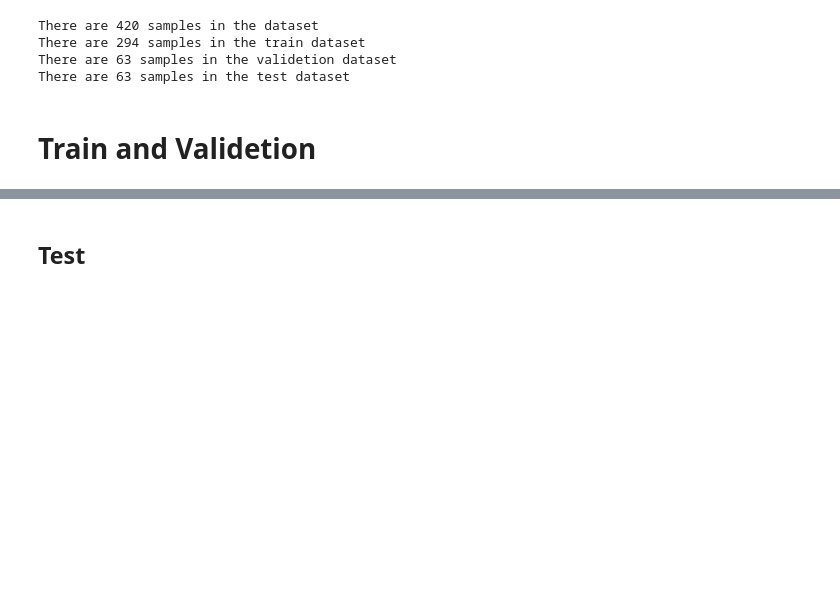
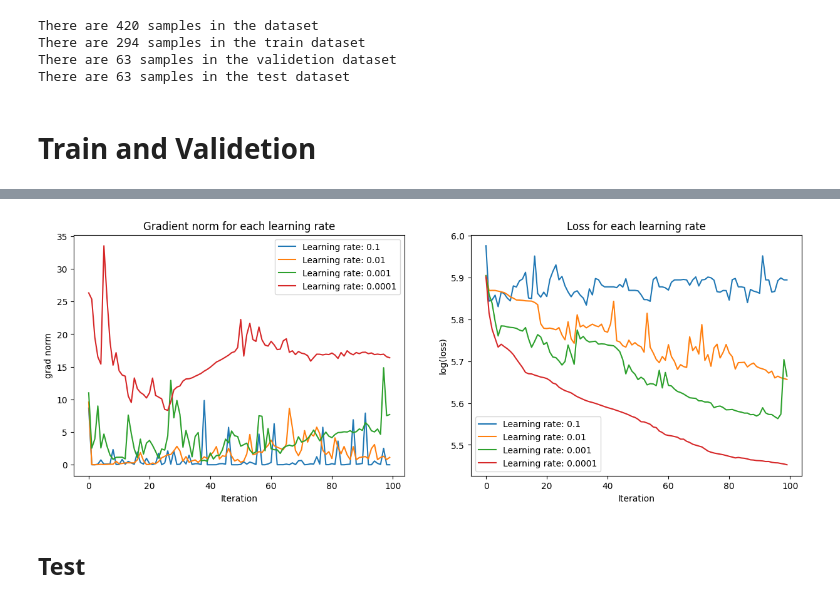
Before and after one commit to Elisheva-Shiri/Sorona_wav, a Jupyter notebook: 4_classification.ipynb, the cells around one changed output, grey strips where cells are left out. Saved outputs shown, nothing was run; the diff lists cells and outputs as text; code cells hidden in the pictures; blank space fills up the shorter version.

Commit message:
Graphs

```diff
--- a/4_classification.ipynb
+++ b/4_classification.ipynb
@@ -173,11 +181,11 @@ def training(train_loader, train_values, validetion_values, loss_fn, device, epo
 # %%
-from collections import defaultdict
 from importlib import reload
 reload(cnn)
 
 # Constants
 
 EPOCHS = 100
+learning_rates = [0.1, 0.01, 0.001, 0.0001]
 
 # Define loss function and optimizer
 loss_fn = nn.CrossEntropyLoss()
@@ -194,7 +202,7 @@ for inputs, target in validetion_dataloader.dataset:
     validetion_values["y"].append(target)
 
 # Train the model
-model, err, calc_loss = training(train_dataloader, train_values, validetion_values, loss_fn, device, EPOCHS)
+model, err, calc_loss, grad_norms = training(train_dataloader, train_values, validetion_values, loss_fn, device, EPOCHS, learning_rates)
 
 # Save the trained model
 torch.save(model.state_dict(), "best_model_cnnet.pth")
@@ -217,6 +225,31 @@ Loss: 0.627127468585968, Calc_accuracy: 0.0
 ---------------------------------
 Training is done
 Model trained and stored at cnnet.pth
+# %%
+fig, ax = plt.subplots(1, 2, figsize=(15, 5))
+
+for lr in learning_rates:
+    grad_norm_list = grad_norms[f'{lr}']
+    ax[0].plot(grad_norm_list, label=f'Learning rate: {lr}')
+
+ax[0].legend()
+ax[0].set_xlabel('Iteration')
+ax[0].set_ylabel('grad norm')
+ax[0].set_title('Gradient norm for each learning rate')
+
+for lr in learning_rates:
+    loss_list = calc_loss[f'{lr}']
+    np_array = np.array([tensor.detach().numpy() for tensor in loss_list])
+    ax[1].plot(np.log(np_array), label=f'Learning rate: {lr}')
+
+ax[1].legend()
+ax[1].set_xlabel('Iteration')
+ax[1].set_ylabel('log(loss)')
+ax[1].set_title('Loss for each learning rate')
+
+plt.show()
+# %% [output]
+[figure, added]
 # %% [markdown]
 ## Test
 # %%
```
Also changed, not shown: parts of 24 cells of this notebook, 3 other files.
